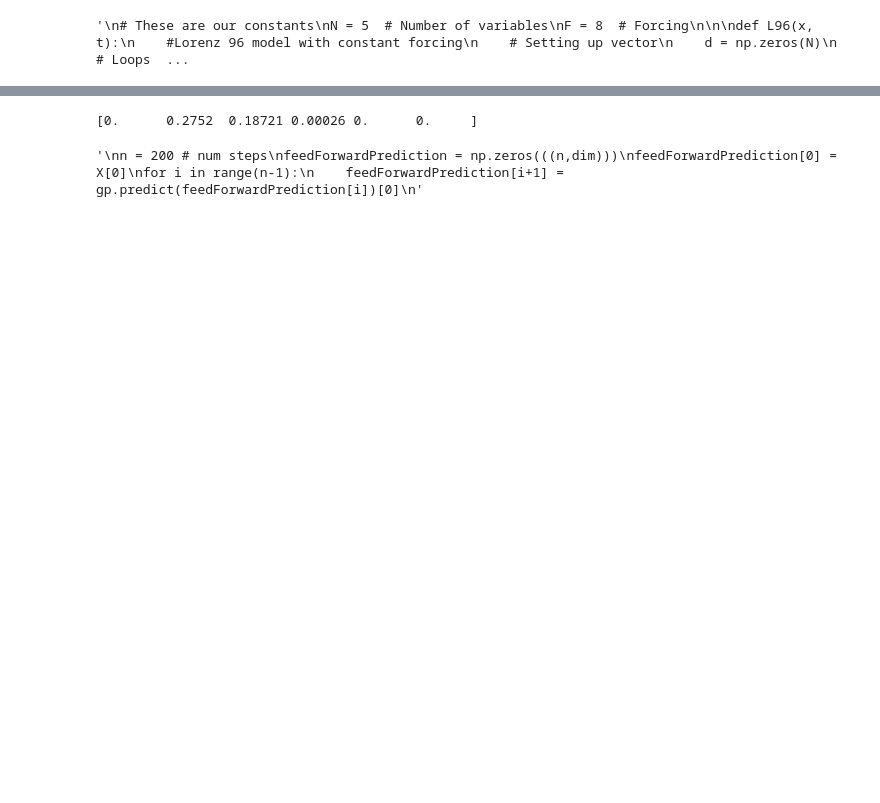
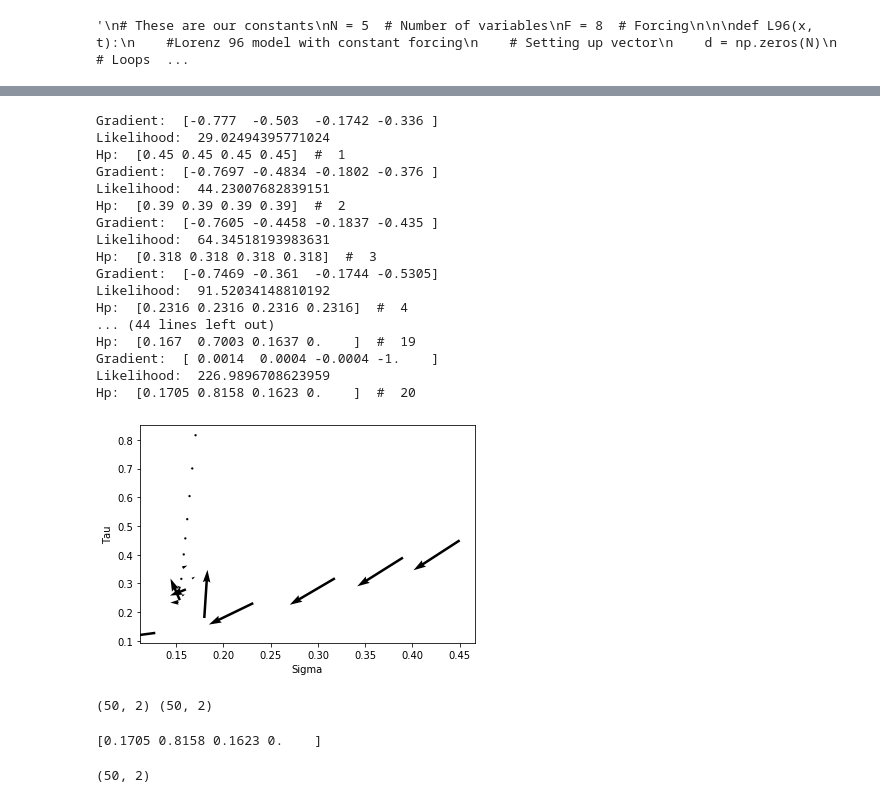
Before and after one commit to kenflat2/Nonlinear-Regression, a Jupyter notebook: GP Experimenter.ipynb, the cells around one changed output, grey strips where cells are left out. Cells and saved outputs as stored; diff of their text form; code cells hidden in the pictures; blank space fills up the shorter version.

```diff
--- a/GP Experimenter.ipynb
+++ b/GP Experimenter.ipynb
@@ -400,0 +463,23 @@ gp.hyperParamOptimize(steps=40, yind=0) # <<<< THIS IS EXPENSIVE
+# %%
+# optimize them parameters
+
+gp.hyperParamOptimize(steps=20, yind=0) # <<<< THIS IS EXPENSIVE
+# %% [output]
+Gradient:  [-0.777  -0.503  -0.1742 -0.336 ]
+Likelihood:  29.02494395771024
+Hp:  [0.45 0.45 0.45 0.45]  #  1
+Gradient:  [-0.7697 -0.4834 -0.1802 -0.376 ]
+Likelihood:  44.23007682839151
+Hp:  [0.39 0.39 0.39 0.39]  #  2
+Gradient:  [-0.7605 -0.4458 -0.1837 -0.435 ]
+Likelihood:  64.34518193983631
+Hp:  [0.318 0.318 0.318 0.318]  #  3
+Gradient:  [-0.7469 -0.361  -0.1744 -0.5305]
+Likelihood:  91.52034148810192
+Hp:  [0.2316 0.2316 0.2316 0.2316]  #  4
+... (44 lines left out)
+Hp:  [0.167  0.7003 0.1637 0.    ]  #  19
+Gradient:  [ 0.0014  0.0004 -0.0004 -1.    ]
+Likelihood:  226.9896708623959
+Hp:  [0.1705 0.8158 0.1623 0.    ]  #  20
+[figure, added]
@@ -401,31 +488,33 @@ gp.hyperParamOptimize(steps=40, yind=0) # <<<< THIS IS EXPENSIVE
+# %%
+print(Yt.shape, Xt.shape)
+# %% [output]
+(50, 2) (50, 2)
 # %%
+np.set_printoptions(precision=4,suppress=True)
 print(gp.hp)
 
 # One step predictions
-diffTable = []
 predictions = np.zeros((len(Xt),dim))
 variances = np.zeros((len(Xt),1))
 for i in range(len(Xt)):
     predTuple = gp.predict(Xt[i])
+    predictions[i] = predTuple[0] # list of one step prediction values for graphing
     variances[i] = predTuple[1]
-    predictions[i] = predTuple[0] # list of one step prediction values for graphing
 
-    diff = la.norm(Yt[i] - predictions[i]) # norm error for 1 step
-    diffTable.append(diff)
+diffTable = la.norm(Yt - predictions,axis=1)
 # print("Predictions ", predictions)
 # print("DiffTable ", diffTable)
-
-diffTable = np.array(diffTable)
 # %% [output]
-[0.      0.2752  0.18721 0.00026 0.      0.     ]
+[0.1705 0.8158 0.1623 0.    ]
 # %%
 # feed forward prediction
-"""
-n = 200 # num steps
-feedForwardPrediction = np.zeros(((n,dim)))
-feedForwardPrediction[0] = X[0]
+
+print(Xt.shape)
+
+n = Xt.shape[0] # num steps
+feedForwardPrediction = np.zeros(Xt.shape)
+feedForwardPrediction[0,] = Xt[0]
 for i in range(n-1):
     feedForwardPrediction[i+1] = gp.predict(feedForwardPrediction[i])[0]
-"""
 # %% [output]
-'\nn = 200 # num steps\nfeedForwardPrediction = np.zeros(((n,dim)))\nfeedForwardPrediction[0] = X[0]\nfor i in range(n-1):\n    feedForwardPrediction[i+1] = gp.predict(feedForwardPrediction[i])[0]\n'
+(50, 2)
```
Also changed, not shown: parts of 18 cells of this notebook, 5 other files.
